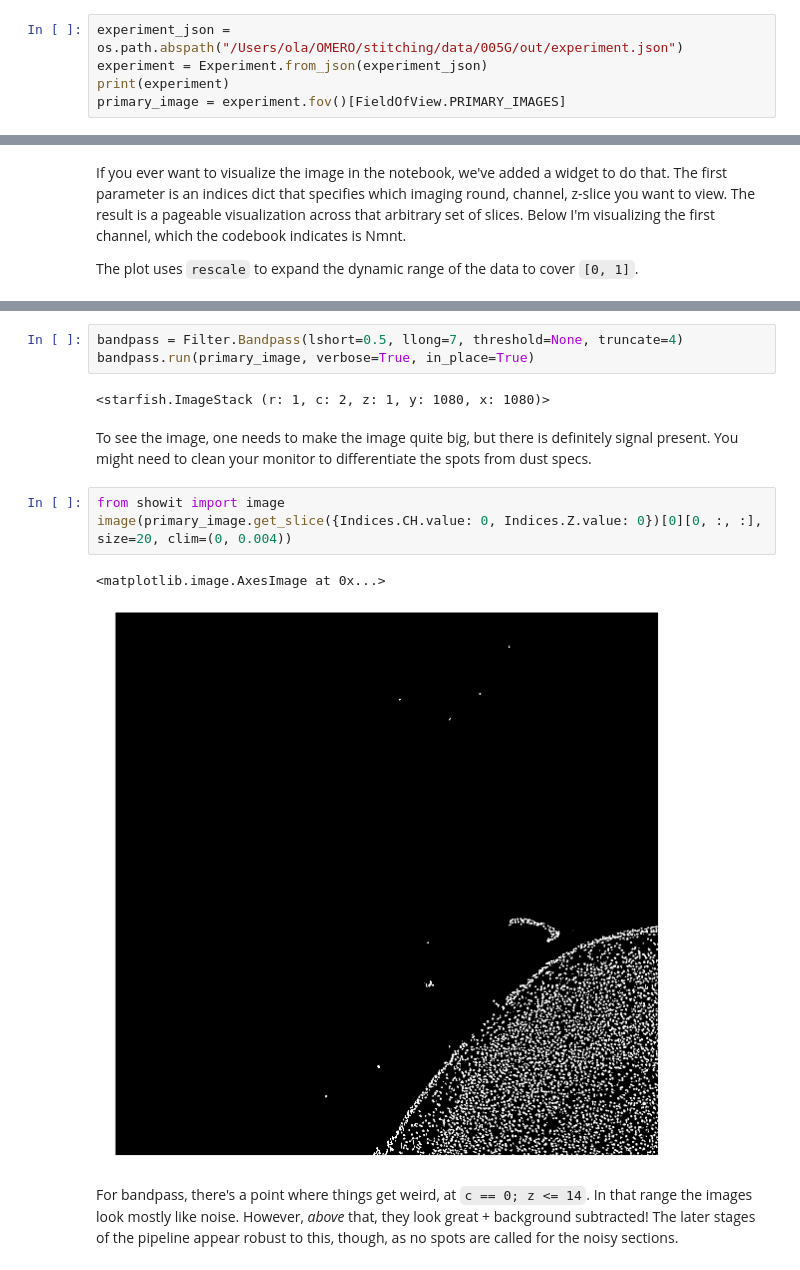
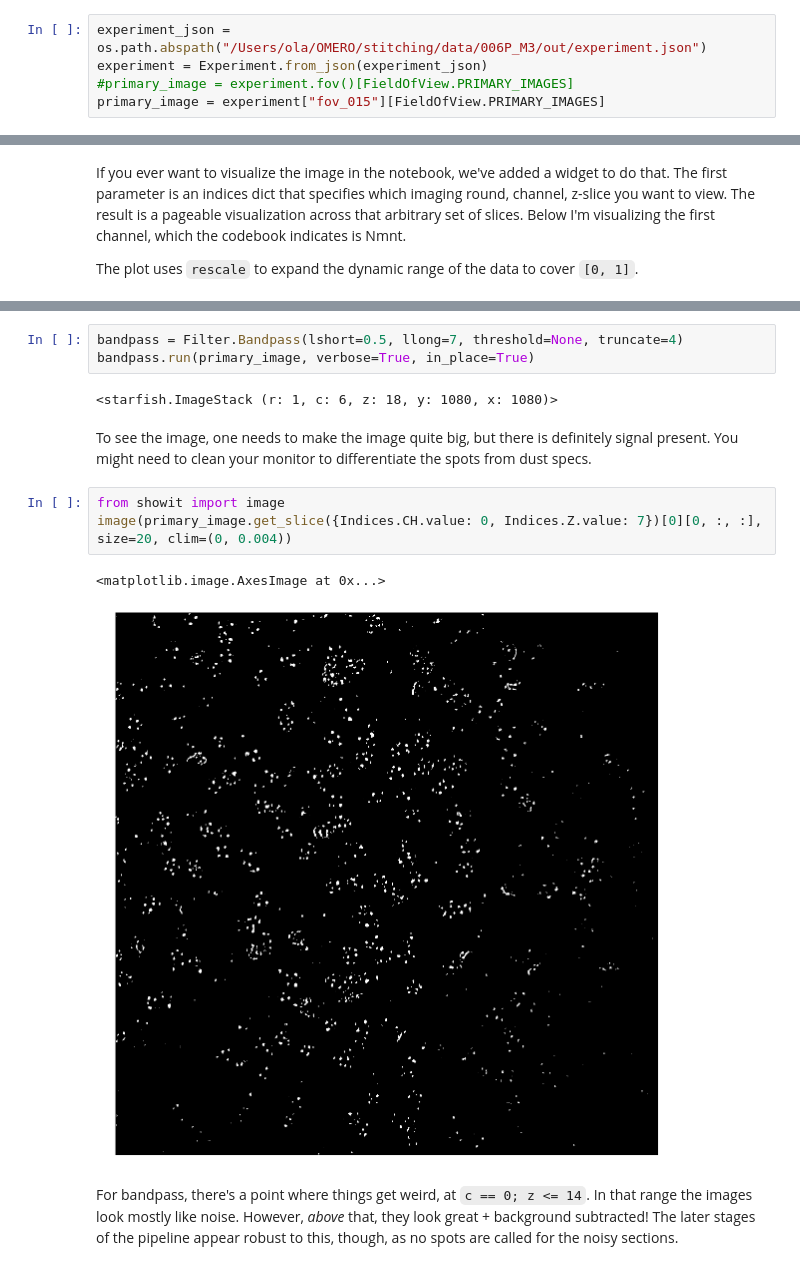
Before and after one commit to olatarkowska/starfish, a Jupyter notebook: notebooks/allen_smFISH.ipynb, the cells around one changed output, grey strips where cells are left out. Cells and saved outputs as stored; diff of their text form.

```diff
--- a/notebooks/allen_smFISH.ipynb
+++ b/notebooks/allen_smFISH.ipynb
@@ -18,7 +18,7 @@ The numpy array can be accessed through Stack.image.numpy\_array (public method,
 # %% [markdown]
 We're ready now to load the experiment into starfish (This experiment is big, it takes a few minutes):
 # %%
-experiment_json = os.path.abspath("/Users/ola/OMERO/stitching/data/005G/out/experiment.json")
+experiment_json = os.path.abspath("/Users/ola/OMERO/stitching/data/006P_M3/out/experiment.json")
 experiment = Experiment.from_json(experiment_json)
-print(experiment)
-primary_image = experiment.fov()[FieldOfView.PRIMARY_IMAGES]
+#primary_image = experiment.fov()[FieldOfView.PRIMARY_IMAGES]
+primary_image = experiment["fov_015"][FieldOfView.PRIMARY_IMAGES]
@@ -78,15 +58,15 @@ interactive(children=(IntSlider(value=0, description='plane_index', max=0), Outp
 bandpass = Filter.Bandpass(lshort=0.5, llong=7, threshold=None, truncate=4)
 bandpass.run(primary_image, verbose=True, in_place=True)
 # %% [output]
-<starfish.ImageStack (r: 1, c: 2, z: 1, y: 1080, x: 1080)>
+<starfish.ImageStack (r: 1, c: 6, z: 18, y: 1080, x: 1080)>
 # %% [markdown]
 To see the image, one needs to make the image quite big, but there is definitely signal present. You might need to clean your monitor to differentiate the spots from dust specs.
 # %%
 from showit import image
-image(primary_image.get_slice({Indices.CH.value: 0, Indices.Z.value: 0})[0][0, :, :], size=20, clim=(0, 0.004))
+image(primary_image.get_slice({Indices.CH.value: 0, Indices.Z.value: 7})[0][0, :, :], size=20, clim=(0, 0.004))
 # %% [output]
 <matplotlib.image.AxesImage at 0x...>
-[figure, old version]
+[figure, new version]
 # %% [markdown]
 For bandpass, there's a point where things get weird, at `c == 0; z <= 14`. In that range the images look mostly like noise. However, _above_ that, they look great + background subtracted! The later stages of the pipeline appear robust to this, though, as no spots are called for the noisy sections.
 # %%
```
Also changed, not shown: parts of 10 cells of this notebook.
